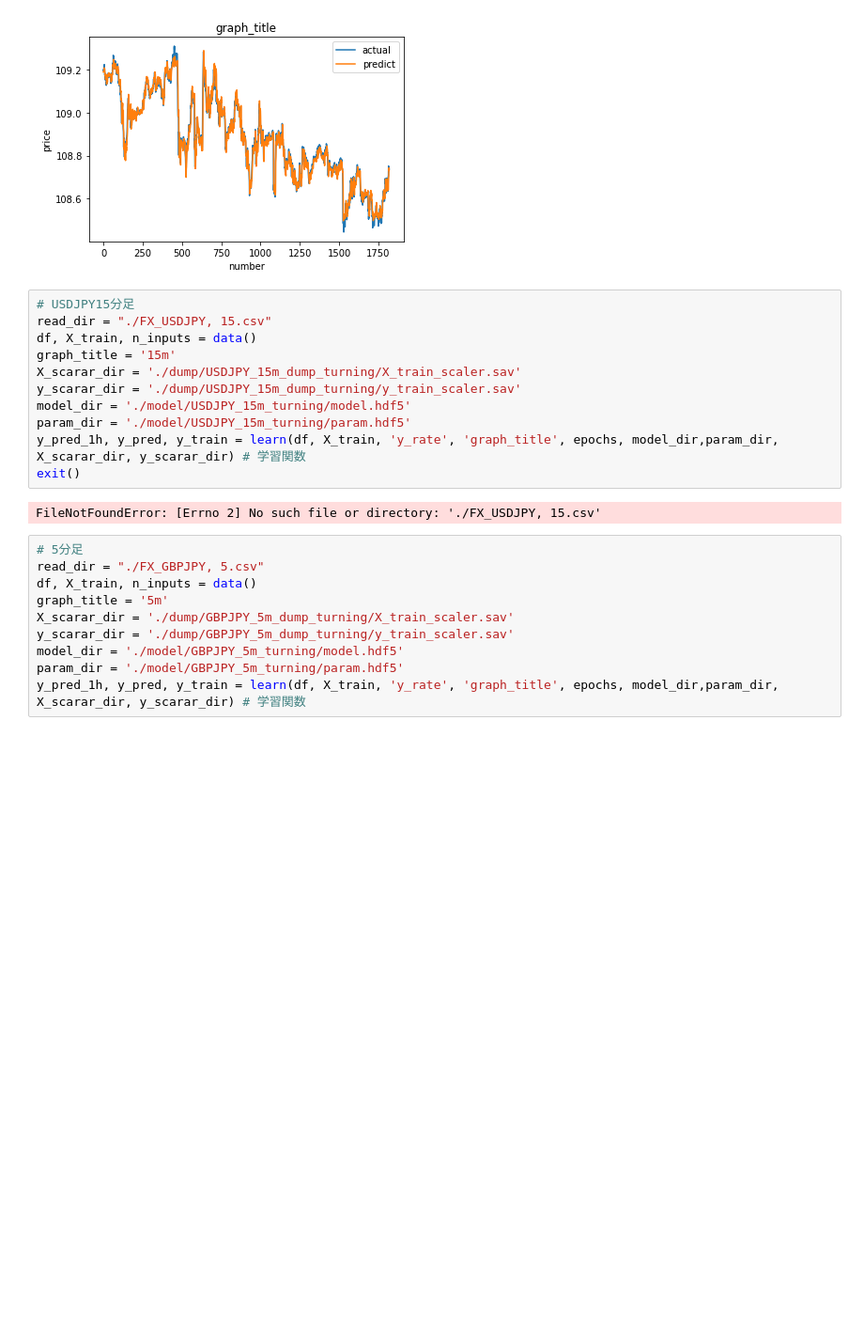
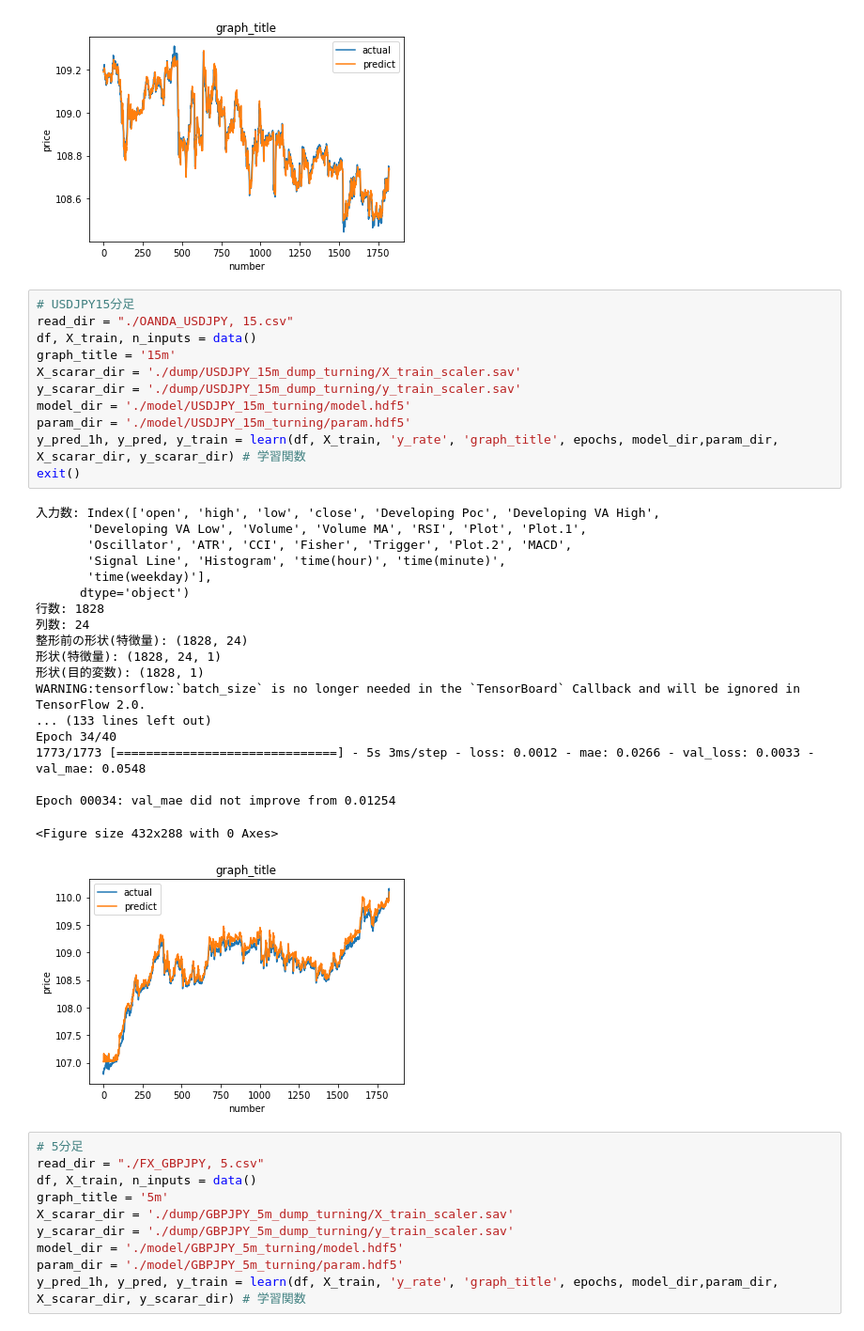
Before and after one commit to hnmwt/deep, a Jupyter notebook: FX/oanda/tradingview/モデルチューニング.ipynb, the cells around one changed output. Shown at 94% size. Cells and saved outputs as stored; diff of their text form; blank space fills up the shorter version.

```diff
--- a/FX/oanda/tradingview/モデルチューニング.ipynb
+++ b/FX/oanda/tradingview/モデルチューニング.ipynb
@@ -231,17 +231,35 @@ Epoch 00040: val_mae did not improve from 0.02659
 [figure]
 # %%
 # USDJPY15分足
-read_dir = "./FX_USDJPY, 15.csv"
+read_dir = "./OANDA_USDJPY, 15.csv"
 df, X_train, n_inputs = data()
 graph_title = '15m'
 X_scarar_dir = './dump/USDJPY_15m_dump_turning/X_train_scaler.sav'
 y_scarar_dir = './dump/USDJPY_15m_dump_turning/y_train_scaler.sav'
 model_dir = './model/USDJPY_15m_turning/model.hdf5'
 param_dir = './model/USDJPY_15m_turning/param.hdf5'
 y_pred_1h, y_pred, y_train = learn(df, X_train, 'y_rate', 'graph_title', epochs, model_dir,param_dir, X_scarar_dir, y_scarar_dir) # 学習関数
 exit()
 # %% [output]
-FileNotFoundError: [Errno 2] No such file or directory: './FX_USDJPY, 15.csv'
+入力数: Index(['open', 'high', 'low', 'close', 'Developing Poc', 'Developing VA High',
+       'Developing VA Low', 'Volume', 'Volume MA', 'RSI', 'Plot', 'Plot.1',
+       'Oscillator', 'ATR', 'CCI', 'Fisher', 'Trigger', 'Plot.2', 'MACD',
+       'Signal Line', 'Histogram', 'time(hour)', 'time(minute)',
+       'time(weekday)'],
+      dtype='object')
+行数: 1828
+列数: 24
+整形前の形状(特徴量): (1828, 24)
+形状(特徴量): (1828, 24, 1)
+形状(目的変数): (1828, 1)
+WARNING:tensorflow:`batch_size` is no longer needed in the `TensorBoard` Callback and will be ignored in TensorFlow 2.0.
+... (133 lines left out)
+Epoch 34/40
+1773/1773 [==============================] - 5s 3ms/step - loss: 0.0012 - mae: 0.0266 - val_loss: 0.0033 - val_mae: 0.0548
+
+Epoch 00034: val_mae did not improve from 0.01254
+<Figure size 432x288 with 0 Axes>
+[figure, added]
 # %%
 # 5分足
 read_dir = "./FX_GBPJPY, 5.csv"
```
Also changed, not shown: 19 other files.
